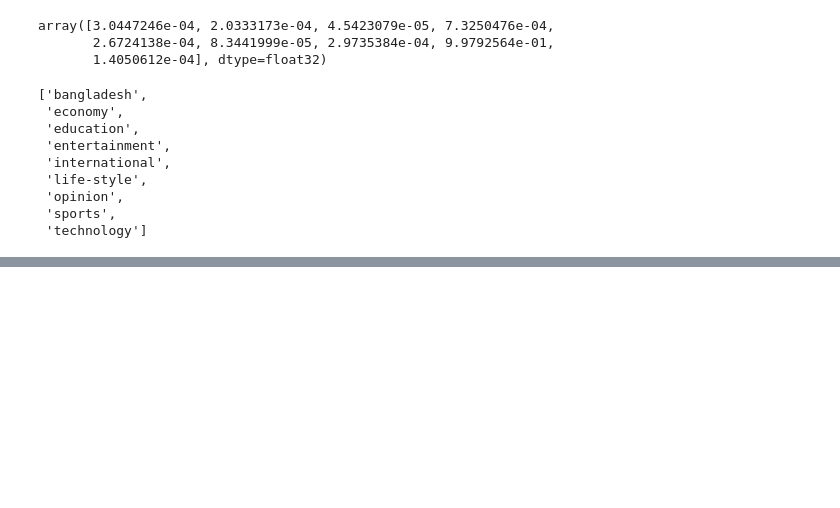
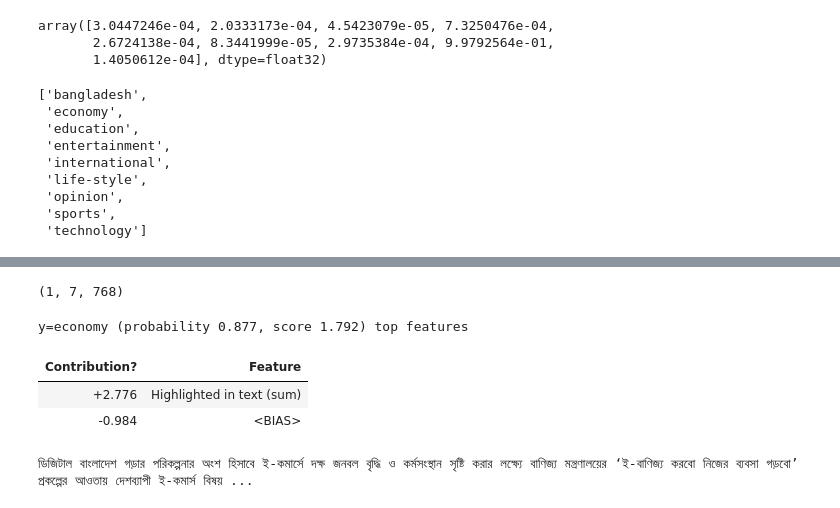
Before and after one commit to raqueeb/nlp_bangla, a Jupyter notebook: Chap_7_transformers_bert_Bangla.ipynb, the cells around one changed output, grey strips where cells are left out. Cells and saved outputs as stored; diff of their text form; code cells hidden in the pictures; blank space fills up the shorter version.

```diff
--- a/Chap_7_transformers_bert_Bangla.ipynb
+++ b/Chap_7_transformers_bert_Bangla.ipynb
@@ -265,0 +272,19 @@ reloaded_predictor.get_classes()
+# %%
+from transformers import *
+import tensorflow as tf
+tokenizer = AutoTokenizer.from_pretrained(MODEL_NAME)
+model = TFAutoModel.from_pretrained('/content/drive/MyDrive/Colab Notebooks/saved_model/bangla_news_predictor')
+input_ids = tf.constant(tokenizer.encode("আমরা বাংলায় কথা বলি"))[None, :]
+outputs = model(input_ids)
+last_hidden_states = outputs[0]
+print(last_hidden_states.numpy().shape)
+# %% [output]
+(1, 7, 768)
+# %%
+  predictor.explain('ডিজিটাল বাংলাদেশ গড়ার পরিকল্পনার অংশ হিসাবে ই-কমার্সে দক্ষ জনবল বৃদ্ধি ও কর্মসংস্থান সৃষ্টি করার লক্ষ্যে বাণিজ্য মন্ত্রণালয়ের ‘ই-বাণিজ্য করবো নিজের ব্যবসা গড়বো’ প্রকল্পের আওতায় দেশব্যাপী ই-কমার্স বিষয়ক প্রশিক্ষণ পরিচালিত হচ্ছে। চতুর্থ শিল্প বিপ্লবের চ্যালেঞ্জ মোকাবেলায় ই-কমার্সে দক্ষ জনবল আমাদের অর্থনীতির চাকাকে সচল রাখবে। ডিজিটাল কমার্সকে শক্তিশালী করার জন্য তৈরিকৃত ‘বাংলাদেশ ডিজিটাল কমার্স পলিসি ২০১৮’ এর আওতায় বাণিজ্য মন্ত্রণালয় ই-কমার্স প্রতিষ্ঠানসমূহকে নীতিসহায়তা প্রদান অব্যাহত রেখেছে।বাণিজ্যমন্ত্রণালয় বলছে, বর্তমান পরিস্থিতিতে ই-কমার্সের গুরুত্ব অপরিসীম। সামাজিক দূরত্ব বজায় রেখে সাধারন মানুষের নিকট ওষুধ ও অন্যান্য অত্যাবশ্যকীয় পণ্য পৌছে দেয়ার দায়িত্ব পালন করছে ই-কমার্স। বাণিজ্য মন্ত্রণালয়ের প্রত্যক্ষ উদ্যোগে ই-কমার্স অ্যাসোসিয়েশনের সহযোগিতায় এ বছর আম মৌসুমে অন-লাইন আম মেলার আয়োজন করা হয়েছিল এবং এই কর্মসূচি বহুল প্রশংসিত হয়েছিল। বর্তমানে ই-কমার্সের মাধ্যমে ভোক্তাসাধারণের মধ্যে ন্যায্যমূল্যে টিসিবির পেয়াজ বিক্রয় কার্যক্রম সফলভাবে চলমান রয়েছে। ভবিষ্যতে এর পরিধি বাড়ানোর পরিকল্পনা ইতোমধ্যে গ্রহণ করা হয়েছে।')
+# %% [output]
+y=economy (probability 0.877, score 1.792) top features
+| Contribution? | Feature |
+| +2.776 | Highlighted in text (sum) |
+| -0.984 | <BIAS> |
+ডিজিটাল বাংলাদেশ গড়ার পরিকল্পনার অংশ হিসাবে ই-কমার্সে দক্ষ জনবল বৃদ্ধি ও কর্মসংস্থান সৃষ্টি করার লক্ষ্যে বাণিজ্য মন্ত্রণালয়ের ‘ই-বাণিজ্য করবো নিজের ব্যবসা গড়বো’ প্রকল্পের আওতায় দেশব্যাপী ই-কমার্স বিষয় ...
```
Also changed, not shown: parts of 1 cell of this notebook.
